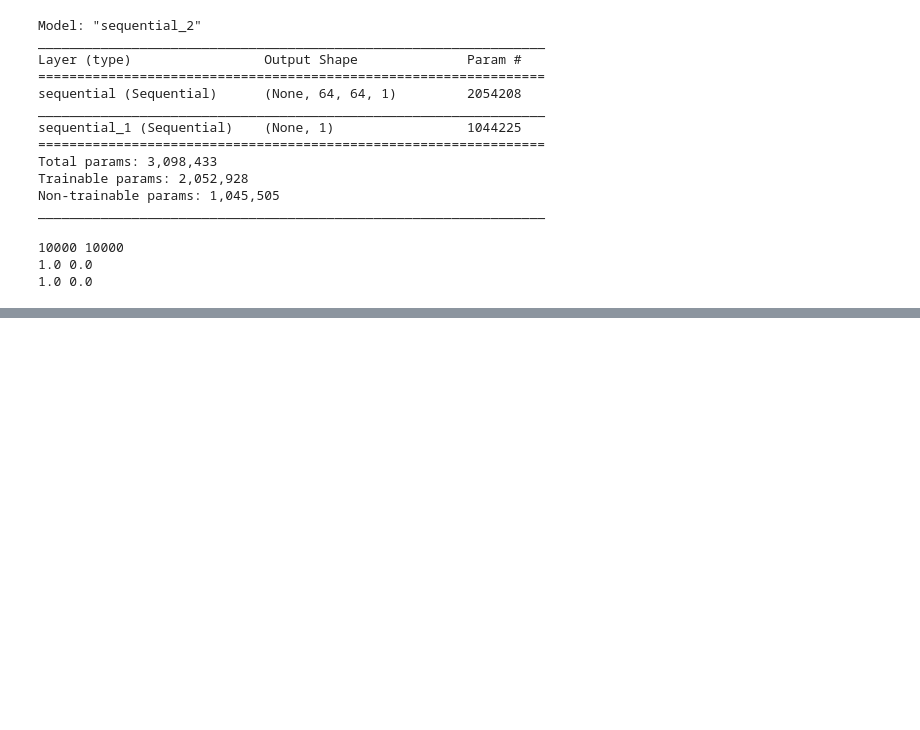
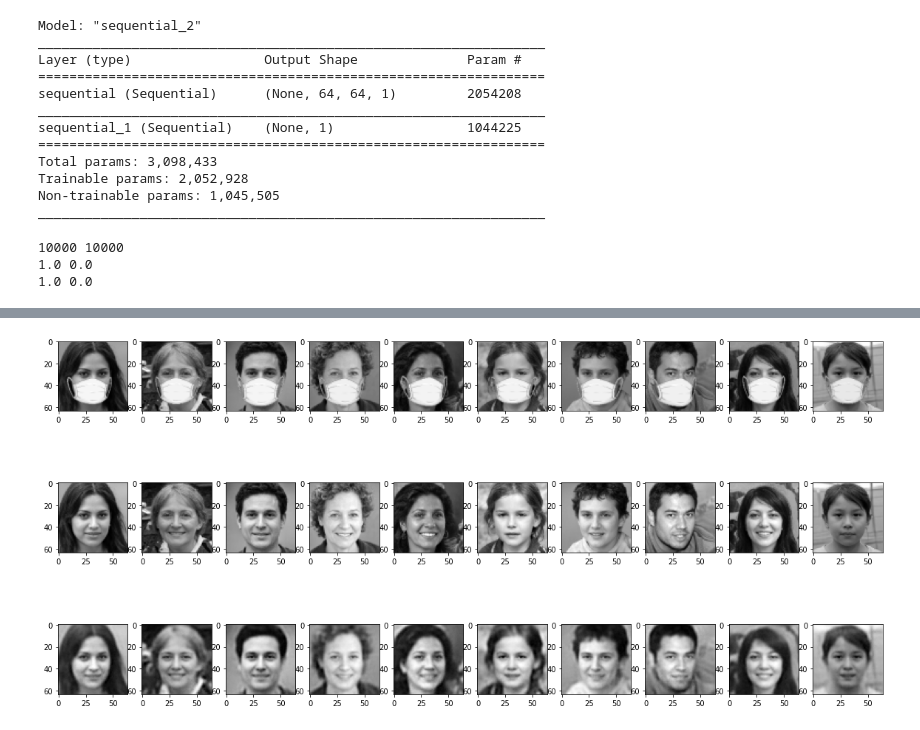
Before and after one commit to vijayakashtharu/Final-year-project, a Jupyter notebook: face-completion-and-super-resolution-of-occluded_with_celebA-i.ipynb, the cells around one changed output, grey strips where cells are left out. Drawn from its saved outputs; the diff is of its cells as text; code cells hidden in the pictures; blank space fills up the shorter version.

Commit message:
Kaggle Notebook | FACE COMPLETION AND SUPER RESOLUTION OF OCCLUDED I | Version 27

```diff
--- a/face-completion-and-super-resolution-of-occluded_with_celebA-i.ipynb
+++ b/face-completion-and-super-resolution-of-occluded_with_celebA-i.ipynb
@@ -440,5 +460,5 @@ print(y.max(),y.min())
 
 model_save_path = './'
 batch_size = 64
-train(x,y, 500 ,model_save_path)
+train(x,y, 250 ,model_save_path)
 # %% [output]
@@ -483,47 +521,49 @@ with open(filename, 'w', newline='') as csvfile:
 
     csvwriter.writerows(rows)
 # %%
-# model_path = "/kaggle/input/weight"
+model_path = "/kaggle/input/weight"
 
-# epoch = 150
+epoch = 500
 
-# # #generator = creategen()
-# generator.load_weights(os.path.join(model_path,"{0}_wg_12-03-20_13.h5".format(epoch)))
-# # #discriminator = createdisc()
-# discriminator.load_weights(os.path.join(model_path,"{0}_wd_12-03-20_13.h5".format(epoch)))
+# #generator = creategen()
+generator.load_weights(os.path.join(model_path,"{0}_wg_12-03-22_37.h5".format(epoch)))
+# #discriminator = createdisc()
+discriminator.load_weights(os.path.join(model_path,"{0}_wd_12-03-22_37.h5".format(epoch)))
 
-# # #gan = creategan(generator,discriminator)
-# gan.load_weights(os.path.join(model_path,"{0}_wgan_12-03-20_13.h5".format(epoch)))
+# #gan = creategan(generator,discriminator)
+gan.load_weights(os.path.join(model_path,"{0}_wgan_12-03-22_37.h5".format(epoch)))
 # %%
 # Making predictions and drawing them.
 # First row: Occluded images
 # Second row: Ground Truth images
 # Third row: Predictions
 
-# import datetime
-# plot_path = "./"
+import datetime
+plot_path = "./"
 
-# a = 5130
-# b = 5140
-# pred=generator.predict(x[a:b])
+a = 6950
+b = 6960
+pred=generator.predict(x[a:b])
 
-# fig = plt.figure(figsize = (20,10))
-# for ctr in range(10):
-#   fig.add_subplot(3,10,ctr+1)
-#   plt.imshow(np.reshape(x[a + ctr],(64,64)),  cmap = "gray")
+fig = plt.figure(figsize = (20,10))
+for ctr in range(10):
+  fig.add_subplot(3,10,ctr+1)
+  plt.imshow(np.reshape(x[a + ctr],(64,64)),  cmap = "gray")
 
 
 
-# for ctr in range(10):
-#   fig.add_subplot(3,10,(10 + ctr + 1))
-#   plt.imshow(np.reshape(y[a + ctr]/255,(64,64)),  cmap = "gray")
+for ctr in range(10):
+  fig.add_subplot(3,10,(10 + ctr + 1))
+  plt.imshow(np.reshape(y[a + ctr]/255,(64,64)),  cmap = "gray")
 
 
-# for ctr in range(10):
-#   fig.add_subplot(3,10,(20 + ctr + 1))
-#   plt.imshow(np.reshape(pred[ctr],(64,64)),  cmap = "gray")
+for ctr in range(10):
+  fig.add_subplot(3,10,(20 + ctr + 1))
+  plt.imshow(np.reshape(pred[ctr],(64,64)),  cmap = "gray")
 
-# plt.savefig(os.path.join(plot_path,str(datetime.datetime.now().strftime('%m-%d-%H:%M'))))
+plt.savefig(os.path.join(plot_path,str(datetime.datetime.now().strftime('%m-%d-%H:%M'))))
+# %% [output]
+[figure, added]
 # %%
 # import pandas as pd
 # from matplotlib import pyplot as plt
```
Also changed, not shown: parts of 12 cells of this notebook.
